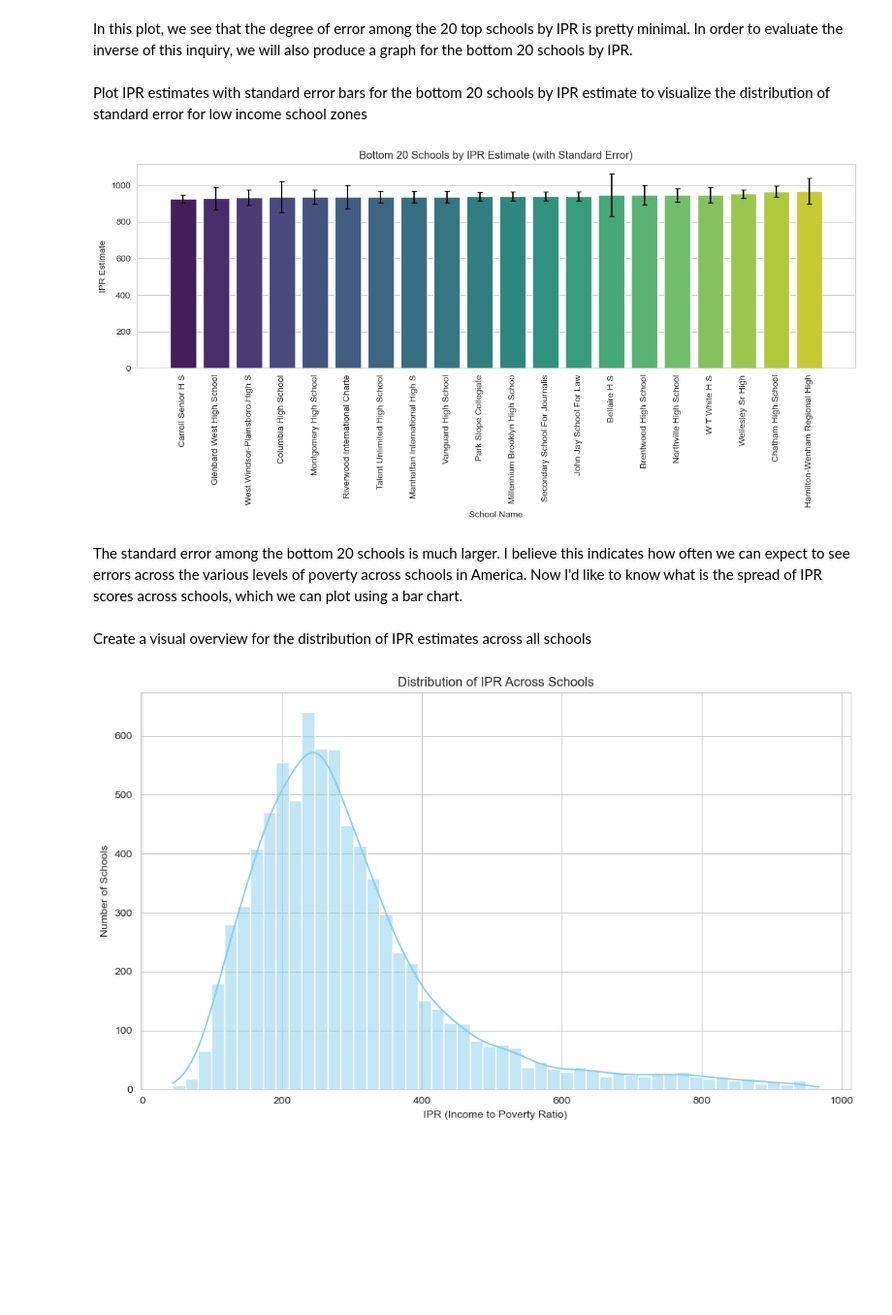
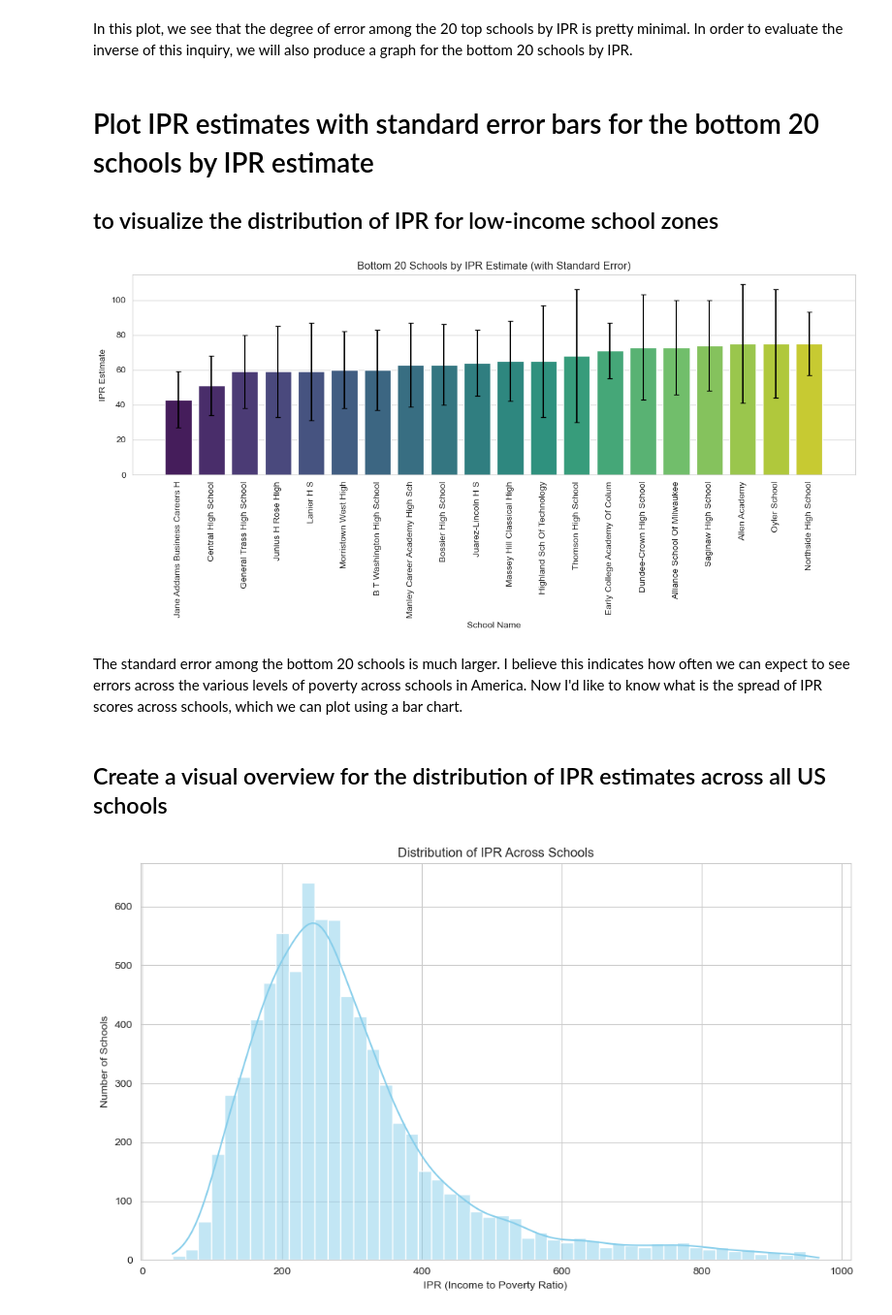
Before and after one commit to belvilleh/education, a Jupyter notebook: code/Education.ipynb, the cells around one changed output. Shown at 97% size. Cells and saved outputs as stored; diff of their text form; code cells hidden in the pictures; blank space fills up the shorter version.

```diff
--- a/code/Education.ipynb
+++ b/code/Education.ipynb
@@ -332,31 +335,41 @@ plt.show()
 # %% [markdown]
 In this plot, we see that the degree of error among the 20 top schools by IPR is pretty minimal. In order to evaluate the inverse of this inquiry, we will also produce a graph for the bottom 20 schools by IPR.
 # %% [markdown]
-Plot IPR estimates with standard error bars for the bottom 20 schools by IPR estimate to visualize the distribution of standard error for low income school zones
+# Plot IPR estimates with standard error bars for the bottom 20 schools by IPR estimate
+## to visualize the distribution of IPR for low-income school zones
 # %%
-# Plot the bottom 20 schools by IPR estimate (excluding NULLs), with standard error whiskers and truncated names
-df_ipr_sorted['IPR_EST'] = pd.to_numeric(df_ipr_sorted['IPR_EST'], errors='coerce') # Convert to numeric, coercing errors to NaN
-df_ipr_sorted['IPR_SE'] = pd.to_numeric(df_ipr_sorted['IPR_SE'], errors='coerce') # Convert to numeric, coercing errors to NaN
-df_ipr_sorted['NAME'] = df_ipr_sorted['NAME'].str.title().str.slice(0, 30)  # Title case and truncate school names to 30 characters
-df_ipr_sorted = df_ipr_sorted[df_ipr_sorted['IPR_EST'].notnull()] # Exclude rows with NULL IPR estimates
-df_ipr_bottom20 = df_ipr_sorted.nsmallest(20, 'IPR_EST') # Bottom 20 schools by IPR estimate
+# Plot the bottom 20 schools by IPR estimate (excluding NaNs)
+# Ensure IPR columns are numeric on the merged df_ipr
+df_ipr['IPR_EST'] = pd.to_numeric(df_ipr['IPR_EST'], errors='coerce')
+df_ipr['IPR_SE'] = pd.to_numeric(df_ipr['IPR_SE'], errors='coerce')
+df_ipr['NAME'] = df_ipr['NAME'].astype(str).str.title().str.slice(0, 30)  # Title case and truncate school names to 30 characters
+
+# Remove rows with missing IPR estimates, then select the bottom 20 (lowest IPR_EST values)
+df_ipr_nonull = df_ipr[df_ipr['IPR_EST'].notnull()].copy()
+df_ipr_bottom20 = df_ipr_nonull.nsmallest(20, 'IPR_EST').copy()
+
+# Sort the bottom 20 schools by IPR_EST in ascending order (Ascending=False for highest to lowest)
+df_ipr_bottom20 = df_ipr_bottom20.sort_values('IPR_EST', ascending=True)
 
 # Plot bar chart with error bars
 plt.figure(figsize=(12,6))
 sns.barplot(x='NAME', y='IPR_EST', data=df_ipr_bottom20, palette='viridis', hue='NAME')
-plt.errorbar(x=range(len(df_ipr_bottom20)), y=df_ipr_bottom20['IPR_EST'], yerr=df_ipr_bottom20['IPR_SE'], fmt='none', ecolor='black', capsize=3)
-plt.xticks(ticks=range(len(df_ipr_bottom20)), labels=df_ipr_bottom20['NAME'], rotation=90)
+
+# Error bars mapped to the x positions
+x_positions = range(len(df_ipr_bottom20))
+plt.errorbar(x=x_positions, y=df_ipr_bottom20['IPR_EST'].values, yerr=df_ipr_bottom20['IPR_SE'].values, fmt='none', ecolor='black', capsize=3)
+plt.xticks(ticks=x_positions, labels=df_ipr_bottom20['NAME'], rotation=90)
 plt.xlabel('School Name')
 plt.ylabel('IPR Estimate')
 plt.title('Bottom 20 Schools by IPR Estimate (with Standard Error)')
 plt.tight_layout()
 plt.show()
 # %% [output]
-[figure, old version]
+[figure, new version]
 # %% [markdown]
 The standard error among the bottom 20 schools is much larger. I believe this indicates how often we can expect to see errors across the various levels of poverty across schools in America. Now I'd like to know what is the spread of IPR scores across schools, which we can plot using a bar chart.
 # %% [markdown]
-Create a visual overview for the distribution of IPR estimates across all schools
+## Create a visual overview for the distribution of IPR estimates across all US schools
 # %%
 # Plot histogram of IPR estimates
 plt.figure(figsize=(10,6))
```
Also changed, not shown: parts of 52 cells of this notebook.
